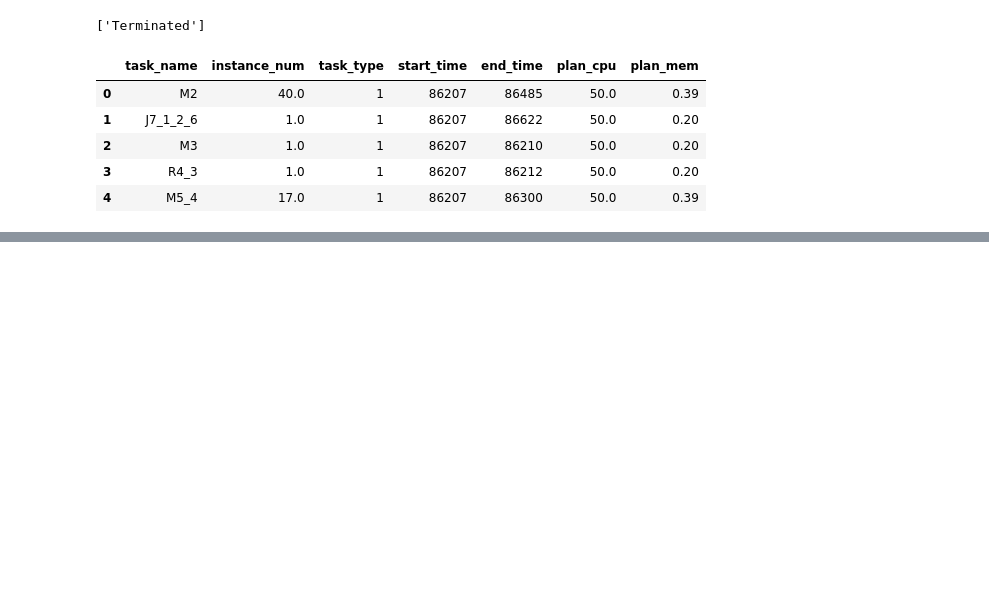
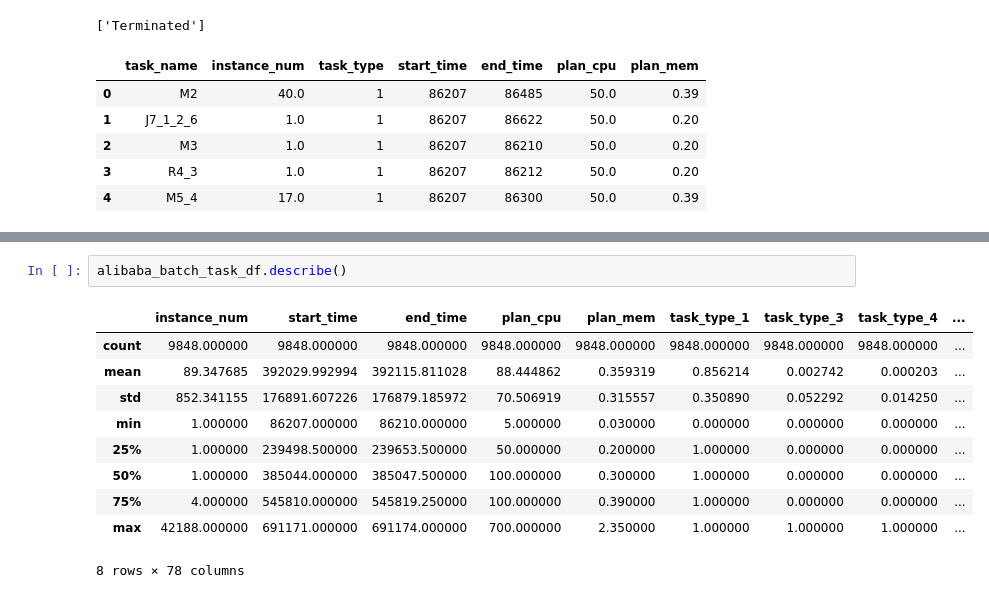
Before and after one commit to felescgon/graph-seq-2-seq-sandbox, a Jupyter notebook: data_preprocessing.ipynb, the cells around one changed output, grey strips where cells are left out. Drawn from its saved outputs; the diff is of its cells as text; blank space fills up the shorter version.

```diff
--- a/data_preprocessing.ipynb
+++ b/data_preprocessing.ipynb
@@ -105,0 +143,13 @@ alibaba_batch_task_df.head()
+# %%
+alibaba_batch_task_df.describe()
+# %% [output]
+|  | instance_num | start_time | end_time | plan_cpu | plan_mem | task_type_1 | task_type_3 | task_type_4 | ... |
+| count | 9848.000000 | 9848.000000 | 9848.000000 | 9848.000000 | 9848.000000 | 9848.000000 | 9848.000000 | 9848.000000 | ... |
+| mean | 89.347685 | 392029.992994 | 392115.811028 | 88.444862 | 0.359319 | 0.856214 | 0.002742 | 0.000203 | ... |
+| std | 852.341155 | 176891.607226 | 176879.185972 | 70.506919 | 0.315557 | 0.350890 | 0.052292 | 0.014250 | ... |
+| min | 1.000000 | 86207.000000 | 86210.000000 | 5.000000 | 0.030000 | 0.000000 | 0.000000 | 0.000000 | ... |
+| 25% | 1.000000 | 239498.500000 | 239653.500000 | 50.000000 | 0.200000 | 1.000000 | 0.000000 | 0.000000 | ... |
+| 50% | 1.000000 | 385044.000000 | 385047.500000 | 100.000000 | 0.300000 | 1.000000 | 0.000000 | 0.000000 | ... |
+| 75% | 4.000000 | 545810.000000 | 545819.250000 | 100.000000 | 0.390000 | 1.000000 | 0.000000 | 0.000000 | ... |
+| max | 42188.000000 | 691171.000000 | 691174.000000 | 700.000000 | 2.350000 | 1.000000 | 1.000000 | 1.000000 | ... |
+8 rows × 78 columns
```
Also changed, not shown: parts of 6 cells of this notebook, 13 other files.
